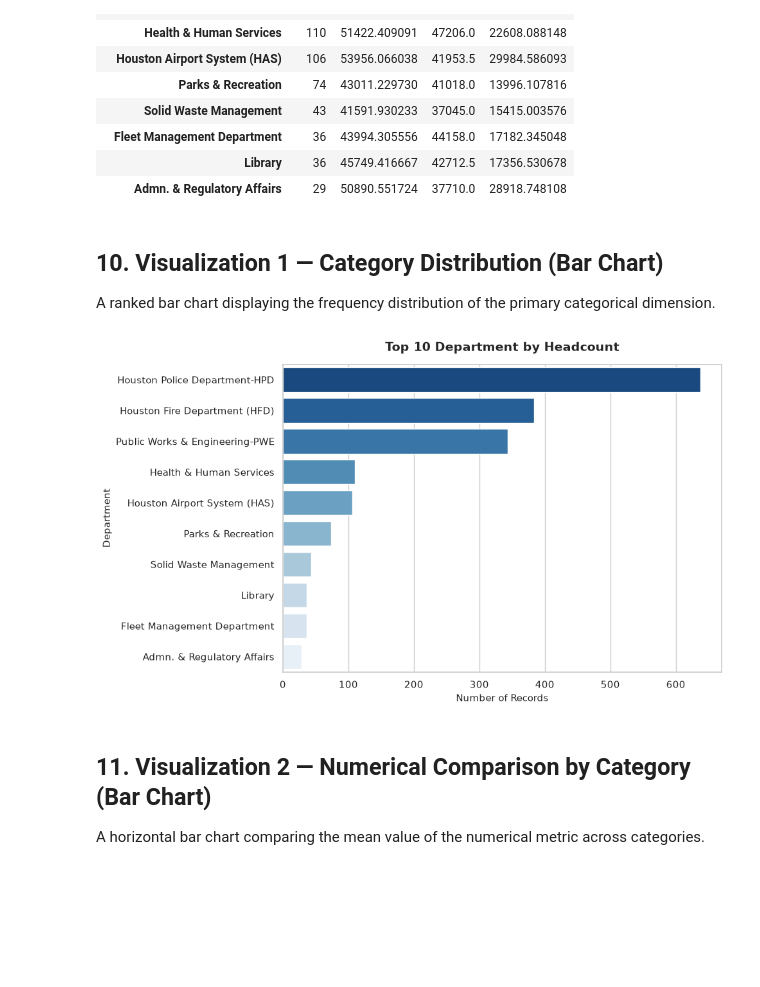
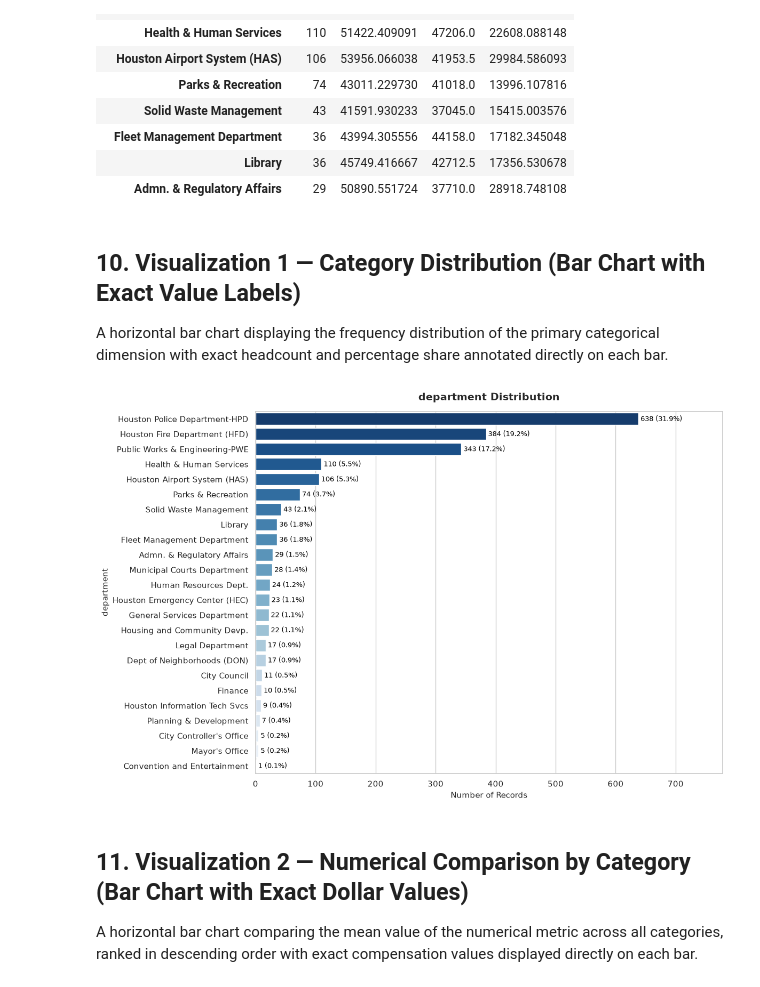
Before and after one commit to Shri-Sanjaykumar/Linkific-Tasks, a Jupyter notebook: Day-9/data_analysis.ipynb, the cells around one changed output. Cells and saved outputs as stored; diff of their text form; code cells hidden in the pictures; blank space fills up the shorter version.

Commit message:
feat(day9): add fully dynamic exploratory data analysis and labeled charts

```diff
--- a/Day-9/data_analysis.ipynb
+++ b/Day-9/data_analysis.ipynb
@@ -289,27 +290,29 @@ Admn. & Regulatory Affairs         29  50890.551724  37710.0  28918.748108
 | Library | 36 | 45749.416667 | 42712.5 | 17356.530678 |
 | Admn. & Regulatory Affairs | 29 | 50890.551724 | 37710.0 | 28918.748108 |
 # %% [markdown]
-## 10. Visualization 1 — Category Distribution (Bar Chart)
+## 10. Visualization 1 — Category Distribution (Bar Chart with Exact Value Labels)
 
-A ranked bar chart displaying the frequency distribution of the primary categorical dimension.
+A horizontal bar chart displaying the frequency distribution of the primary categorical dimension with exact headcount and percentage share annotated directly on each bar.
 # %%
 cat1_counts = df[cat1_col].value_counts()
-top_n_cat1 = min(10, len(cat1_counts))
-plot_cat1_data = cat1_counts.head(top_n_cat1)
-
-plt.figure(figsize=(10, 6))
-sns.barplot(x=plot_cat1_data.values, y=plot_cat1_data.index, hue=plot_cat1_data.index, palette="Blues_r", legend=False)
-v1_title = f"Top {top_n_cat1} {cat1_col.replace('_', ' ').title()} by Headcount" if len(cat1_counts) > 10 else f"Distribution of {cat1_col.replace('_', ' ').title()}"
-plt.title(v1_title, fontsize=14, fontweight="bold", pad=15)
+plt.figure(figsize=(12, 8))
+ax1 = sns.barplot(x=cat1_counts.values, y=cat1_counts.index, hue=cat1_counts.index, palette="Blues_r", legend=False)
+for p in ax1.patches:
+    w = p.get_width()
+    pct = (w / len(df)) * 100
+    ax1.annotate(f" {int(w):,} ({pct:.1f}%)", (w, p.get_y() + p.get_height() / 2.),
+                 va='center', ha='left', fontsize=9, color='black')
+plt.title(f"{cat1_col} Distribution", fontsize=14, fontweight="bold", pad=15)
 plt.xlabel("Number of Records", fontsize=11)
-plt.ylabel(cat1_col.replace("_", " ").title(), fontsize=11)
+plt.ylabel(cat1_col, fontsize=11)
+plt.xlim(0, max(cat1_counts.values) * 1.22)
 plt.tight_layout()
 plt.show()
 # %% [output]
-[figure, old version]
+[figure, new version]
 # %% [markdown]
-## 11. Visualization 2 — Numerical Comparison by Category (Bar Chart)
+## 11. Visualization 2 — Numerical Comparison by Category (Bar Chart with Exact Dollar Values)
 
-A horizontal bar chart comparing the mean value of the numerical metric across categories.
+A horizontal bar chart comparing the mean value of the numerical metric across all categories, ranked in descending order with exact compensation values displayed directly on each bar.
 # %%
 avg_series = df.groupby(cat1_col)[num_col].mean().sort_values(ascending=False)
```
Also changed, not shown: parts of 16 cells of this notebook, 7 other files.
